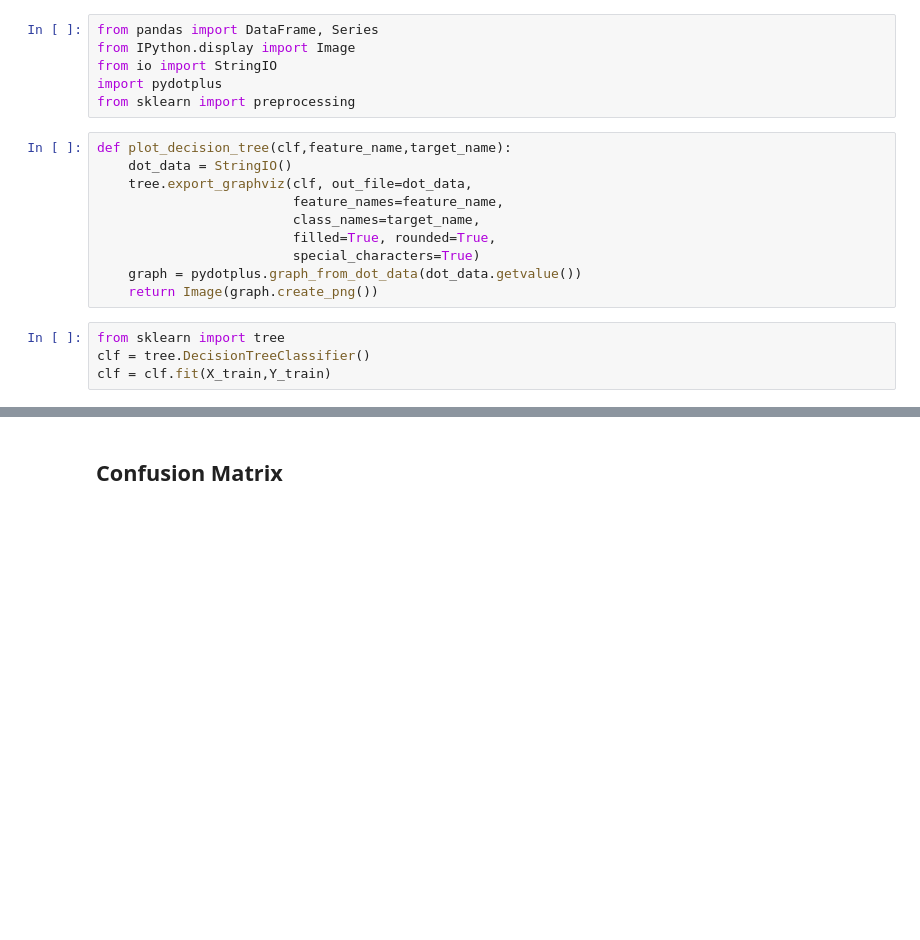
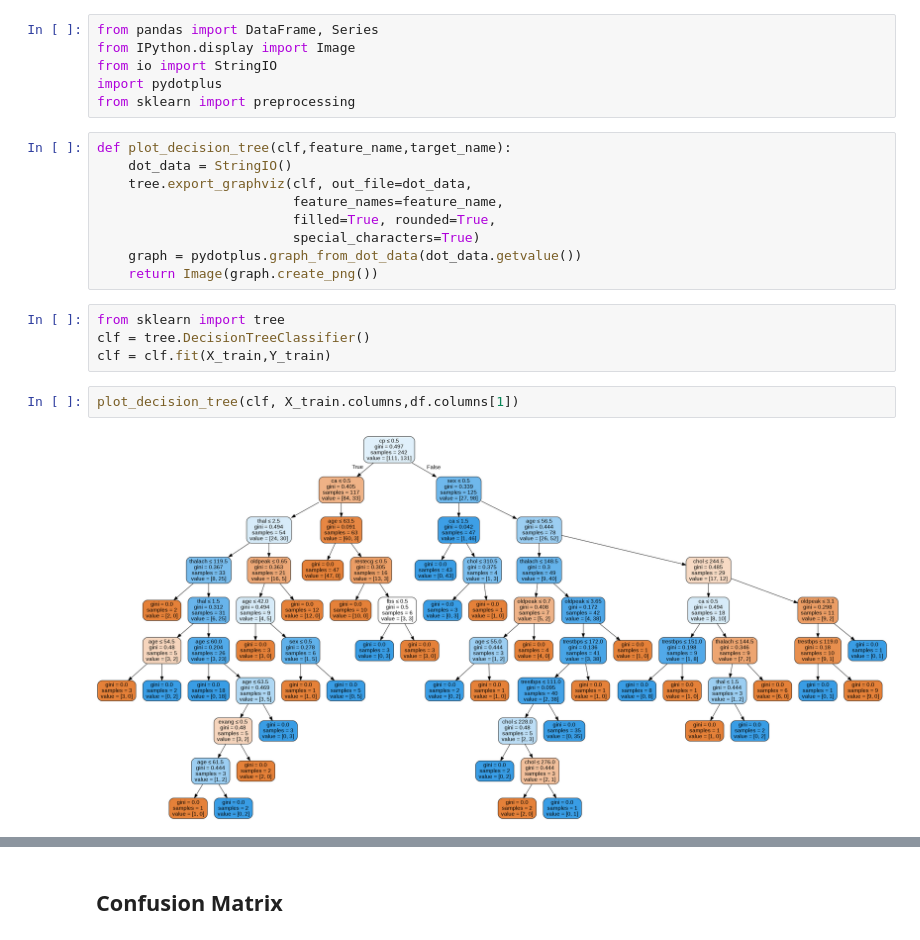
Before and after one commit to chayandatta/Heart_disease_prediction, a Jupyter notebook: heart_Disease.ipynb, the cells around one changed output, grey strips where cells are left out. Cells and saved outputs as stored; diff of their text form; blank space fills up the shorter version.

```diff
--- a/heart_Disease.ipynb
+++ b/heart_Disease.ipynb
@@ -1160,7 +1143,6 @@ def plot_decision_tree(clf,feature_name,target_name):
     dot_data = StringIO()
     tree.export_graphviz(clf, out_file=dot_data,
                          feature_names=feature_name,
-                         class_names=target_name,
                          filled=True, rounded=True,
                          special_characters=True)
     graph = pydotplus.graph_from_dot_data(dot_data.getvalue())
@@ -1169,3 +1151,7 @@ def plot_decision_tree(clf,feature_name,target_name):
 from sklearn import tree
 clf = tree.DecisionTreeClassifier()
 clf = clf.fit(X_train,Y_train)
+# %%
+plot_decision_tree(clf, X_train.columns,df.columns[1])
+# %% [output]
+[figure, added]
```
Also changed, not shown: parts of 6 cells of this notebook.
